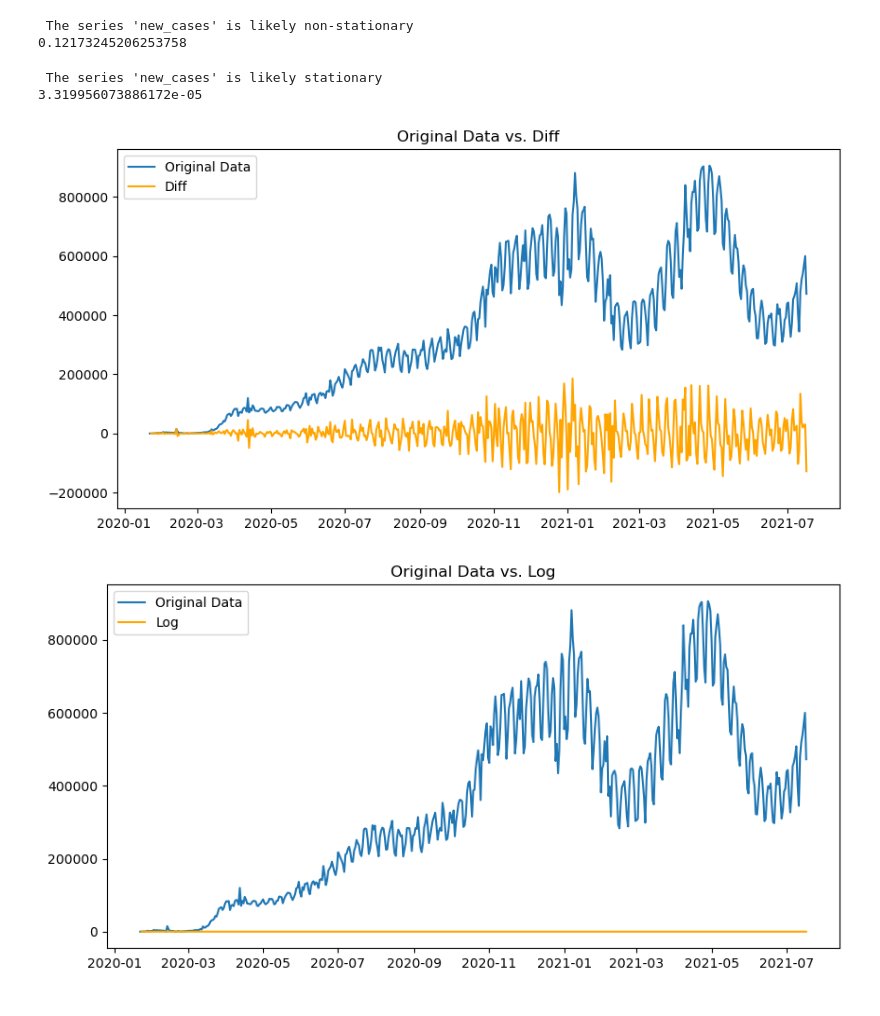
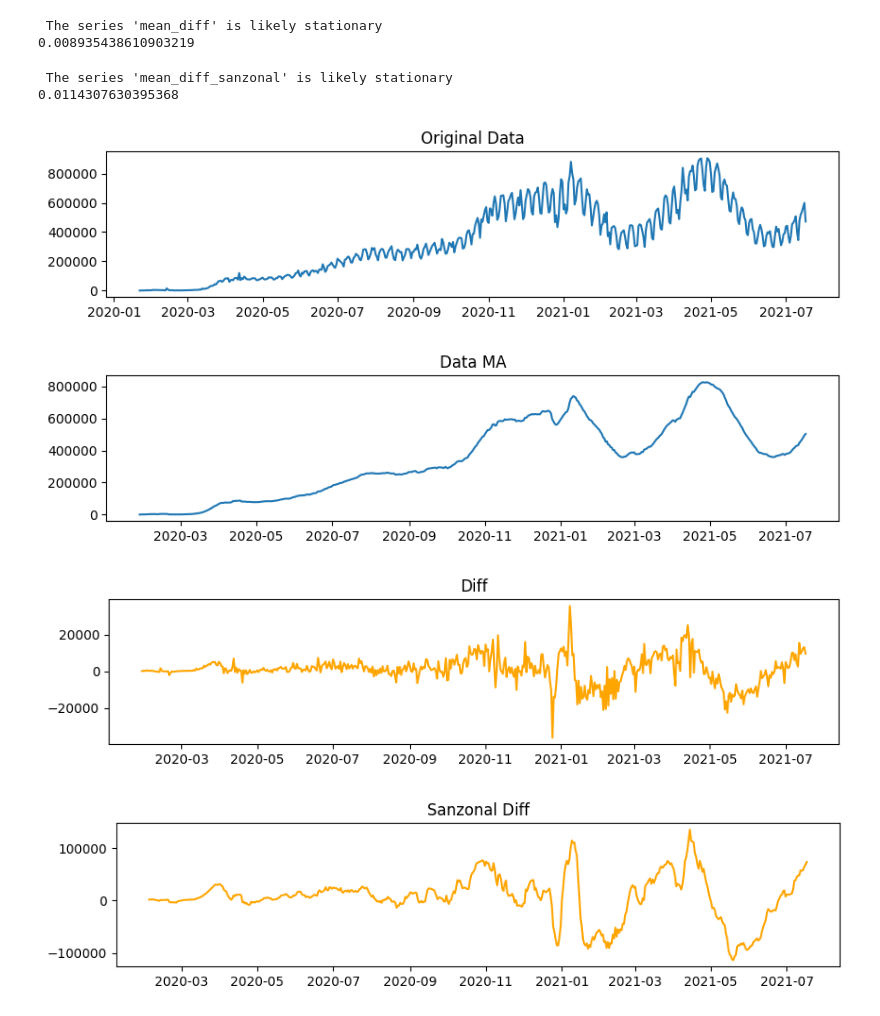
Before and after one commit to ISMAELSOUSAFONTELESCASTRO/notebook, a Jupyter notebook: COVID ANALISE EXPLORATORIA.ipynb, the cells around one changed output. Saved outputs shown, nothing was run; the diff lists cells and outputs as text; code cells hidden in the pictures.

```diff
--- a/COVID ANALISE EXPLORATORIA.ipynb
+++ b/COVID ANALISE EXPLORATORIA.ipynb
@@ -11 +25,3 @@ df_continentes = df[(df.continent.isna()) & (df.location != 'World')].copy()
+# %%
+df.index.freq = 'D'
 # %%
@@ -28,8 +43,10 @@ display(df_mundo)
 # %%
 ##Ploting Data
 import matplotlib.pyplot as plt
-plt.figure(figsize = (10,5))
-plt.plot(df_mundo.date, df_mundo.new_cases)
+from matplotlib.pylab import rcParams
+from pandas.plotting import register_matplotlib_converters
+rcParams['figure.figsize'] = 15, 6
+plt.plot(df)
 plt.title("Novos casos de Covid ao longo do tempo")
 plt.xlabel("Data")
 plt.ylabel("Novos casos de Covid")
@@ -147,41 +114,50 @@ print(p_value)
-# %%
-p_value = check_stationarity(df_mundo510['new_cases'])
-if p_value <= 0.05:
-    print(f" The series 'new_cases' is likely stationary")
-else:
-    print(f" The series 'new_cases' is likely non-stationary")
-print(p_value)
-# %% [output]
- The series 'new_cases' is likely non-stationary
-0.12173245206253758
 # %%
 from numpy import log
-df_mundo['new_cases_diff'] = df_mundo['new_cases'].diff()
-df_mundo['new_cases_log'] = log(df_mundo['new_cases'])
+df.mean_diff = df.mean.diff().dropna()
+df.mean_diff_sazonal = df.mean.diff(periods = 7).dropna()
+#df_mundo['new_cases_log'] = log(df_mundo['new_cases'])
 # %%
-p_value = check_stationarity(df_mundo['new_cases_diff'].dropna())
+p_value = check_stationarity(df.mean_diff.dropna())
 if p_value <= 0.05:
-     print(f" The series 'new_cases' is likely stationary")
+     print(f" The series 'mean_diff' is likely stationary")
 else:
-    print(f" The series 'new_cases' is likely non-stationary")
+    print(f" The series 'mean_diff' is likely non-stationary")
 print(p_value)
 # %% [output]
- The series 'new_cases' is likely stationary
-3.319956073886172e-05
+ The series 'mean_diff' is likely stationary
+0.008935438610903219
+# %%
+p_value = check_stationarity(df.mean_diff_sazonal.dropna())
+if p_value <= 0.05:
+     print(f" The series 'mean_diff_sanzonal' is likely stationary")
+else:
+    print(f" The series 'mean_diff_sanzonal' is likely non-stationary")
+print(p_value)
+# %% [output]
+ The series 'mean_diff_sanzonal' is likely stationary
+0.0114307630395368
 # %%
-plt.figure(figsize=(10, 5))
-plt.plot(df_mundo['new_cases'], label='Original Data')
-plt.plot(df_mundo['new_cases_diff'], label='Diff', color='orange')
-plt.title('Original Data vs. Diff')
-plt.legend()
+plt.figure(figsize=(10, 2))
+plt.plot(df, label='Original Data')
+plt.title('Original Data')
 plt.show()
 
-plt.figure(figsize=(10, 5))
-plt.plot(df_mundo['new_cases'], label='Original Data')
-plt.plot(df_mundo['new_cases_log'], label='Log', color='orange')
-plt.title('Original Data vs. Log')
-plt.legend()
+plt.figure(figsize=(10, 2))
+plt.plot(df.mean, label='Data MA')
+plt.title('Data MA')
 plt.show()
+
+plt.figure(figsize=(10, 2))
+plt.plot(df.mean_diff, label='Diff', color='orange')
+plt.title('Diff')
+plt.show()
+
+plt.figure(figsize=(10, 2))
+plt.plot(df.mean_diff_sazonal, label='Sanzonal', color='orange')
+plt.title('Sanzonal Diff')
+plt.show()
 # %% [output]
-[figure, old version]
+[figure, new version]
-[figure, old version]
+[figure, new version]
+[figure, added]
+[figure, added]
```
Also changed, not shown: parts of 21 cells of this notebook.
